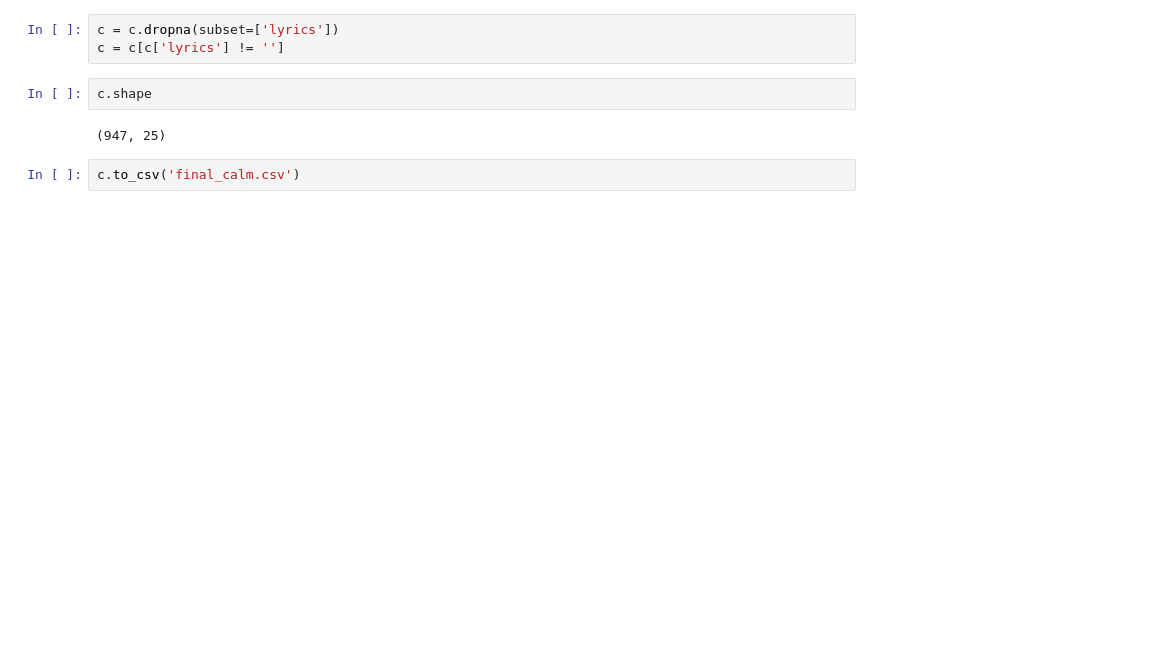
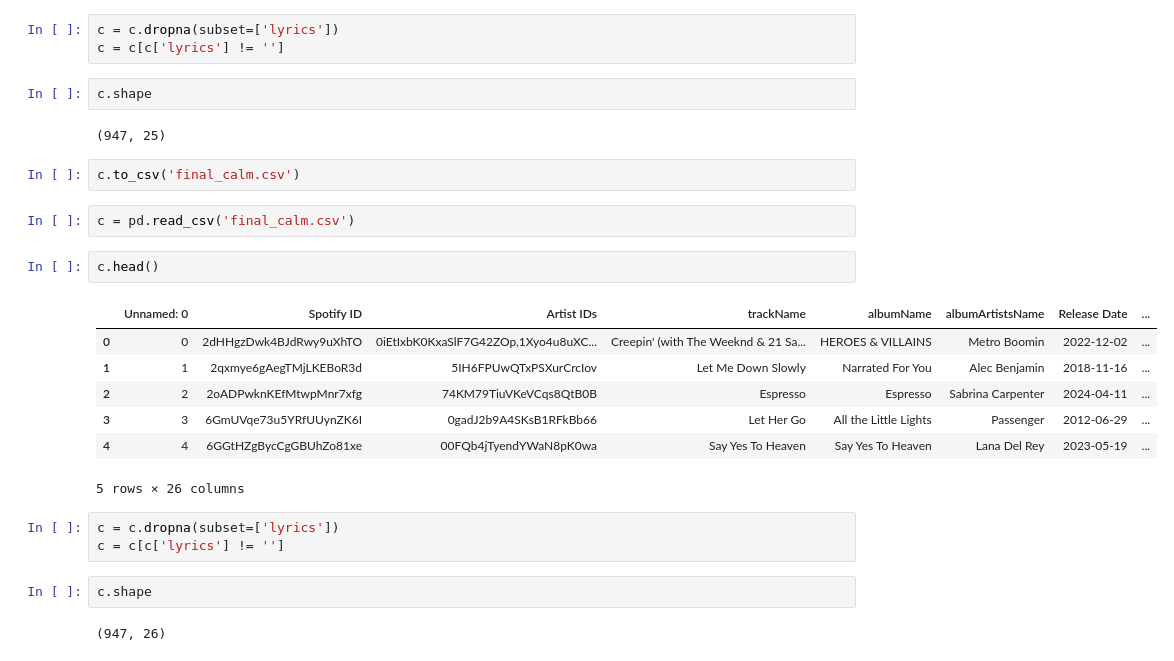
Before and after one commit to Sangharsh1215/Spotify-Playlist-Sentiment-Analyzer, a Jupyter notebook: main.ipynb, the cells around one changed output. Drawn from its saved outputs; the diff is of its cells as text; blank space fills up the shorter version.

```diff
--- a/main.ipynb
+++ b/main.ipynb
@@ -436,3 +418,22 @@ c.shape
 (947, 25)
 # %%
 c.to_csv('final_calm.csv')
+# %%
+c = pd.read_csv('final_calm.csv')
+# %%
+c.head()
+# %% [output]
+|  | Unnamed: 0 | Spotify ID | Artist IDs | trackName | albumName | albumArtistsName | Release Date | ... |
+| 0 | 0 | 2dHHgzDwk4BJdRwy9uXhTO | 0iEtIxbK0KxaSlF7G42ZOp,1Xyo4u8uXC... | Creepin' (with The Weeknd & 21 Sa... | HEROES & VILLAINS | Metro Boomin | 2022-12-02 | ... |
+| 1 | 1 | 2qxmye6gAegTMjLKEBoR3d | 5IH6FPUwQTxPSXurCrcIov | Let Me Down Slowly | Narrated For You | Alec Benjamin | 2018-11-16 | ... |
+| 2 | 2 | 2oADPwknKEfMtwpMnr7xfg | 74KM79TiuVKeVCqs8QtB0B | Espresso | Espresso | Sabrina Carpenter | 2024-04-11 | ... |
+| 3 | 3 | 6GmUVqe73u5YRfUUynZK6I | 0gadJ2b9A4SKsB1RFkBb66 | Let Her Go | All the Little Lights | Passenger | 2012-06-29 | ... |
+| 4 | 4 | 6GGtHZgBycCgGBUhZo81xe | 00FQb4jTyendYWaN8pK0wa | Say Yes To Heaven | Say Yes To Heaven | Lana Del Rey | 2023-05-19 | ... |
+5 rows × 26 columns
+# %%
+c = c.dropna(subset=['lyrics'])
+c = c[c['lyrics'] != '']
+# %%
+c.shape
+# %% [output]
+(947, 26)
```
Also changed, not shown: parts of 41 cells of this notebook, 5 other files.
